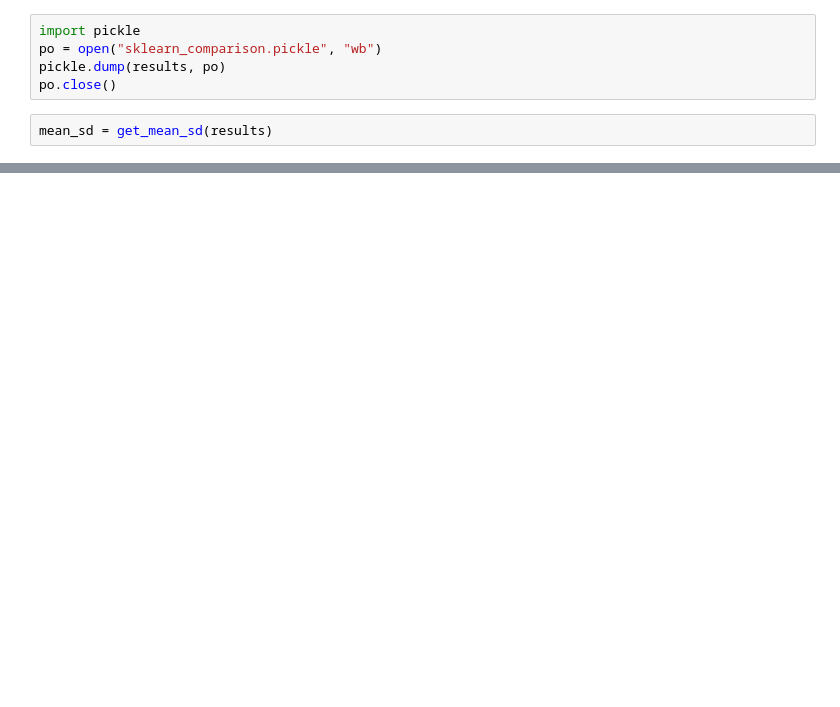
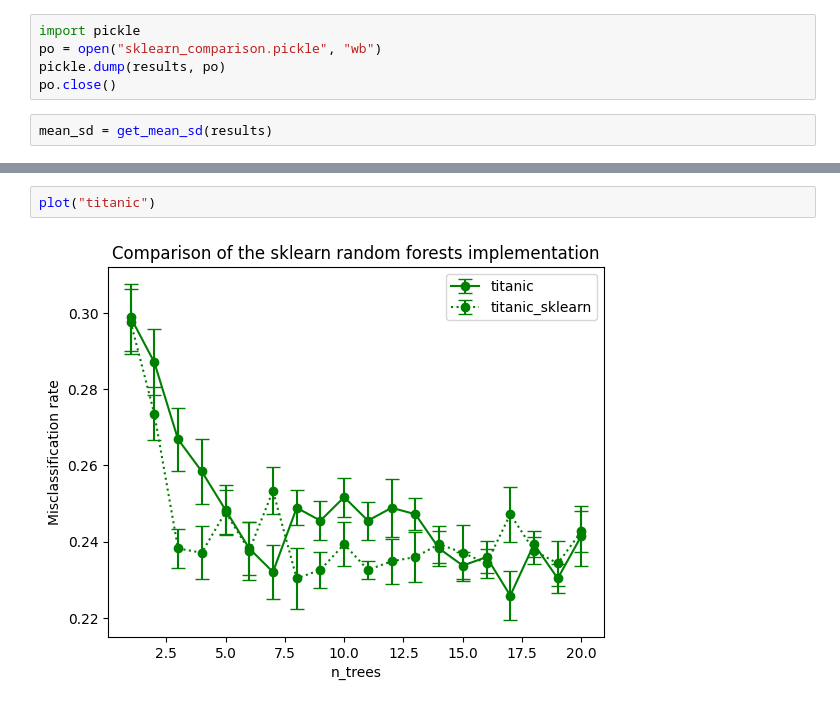
Before and after one commit to liyiyan128/M2R-random-forests, a Jupyter notebook: simulations/comparing_sklearn.ipynb, the cells around one changed output, grey strips where cells are left out. Cells and saved outputs as stored; diff of their text form; blank space fills up the shorter version.

```diff
--- a/simulations/comparing_sklearn.ipynb
+++ b/simulations/comparing_sklearn.ipynb
@@ -133,0 +206,4 @@ plt.legend()
+# %%
+plot("titanic")
+# %% [output]
+[figure, added]
```
Also changed, not shown: parts of 19 cells of this notebook, 1 other file.
